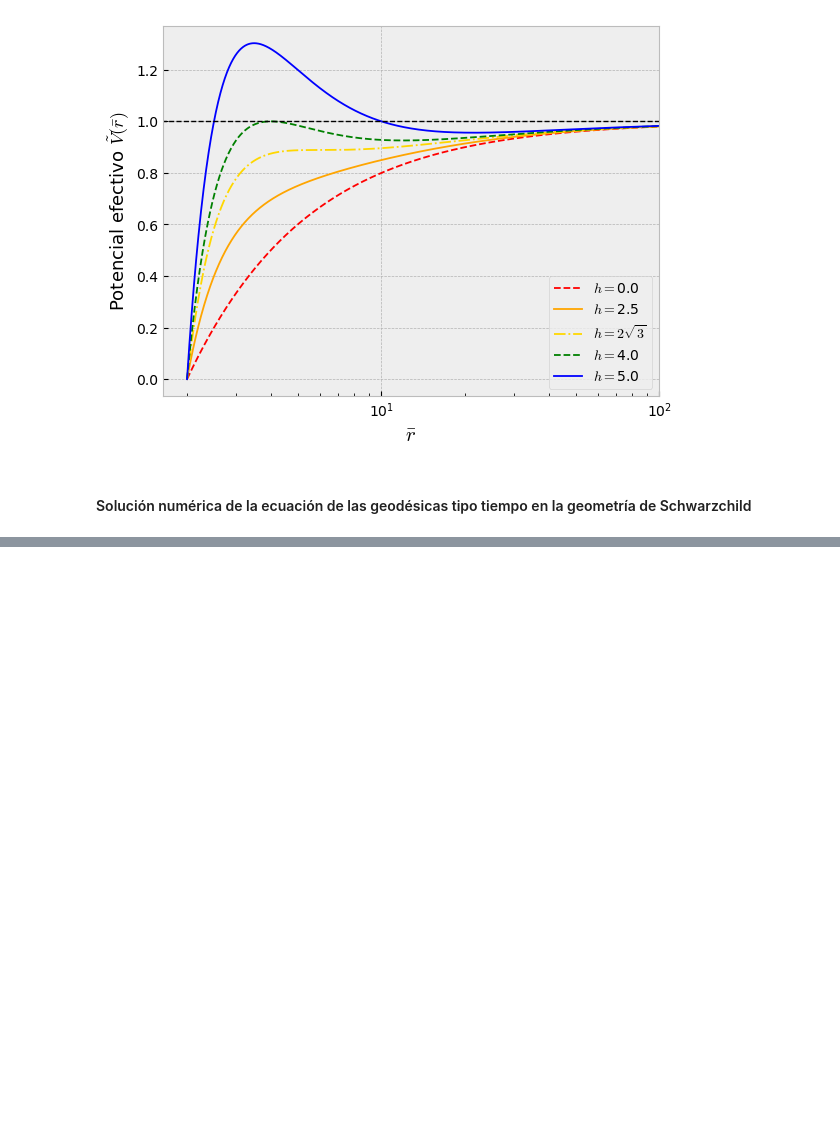
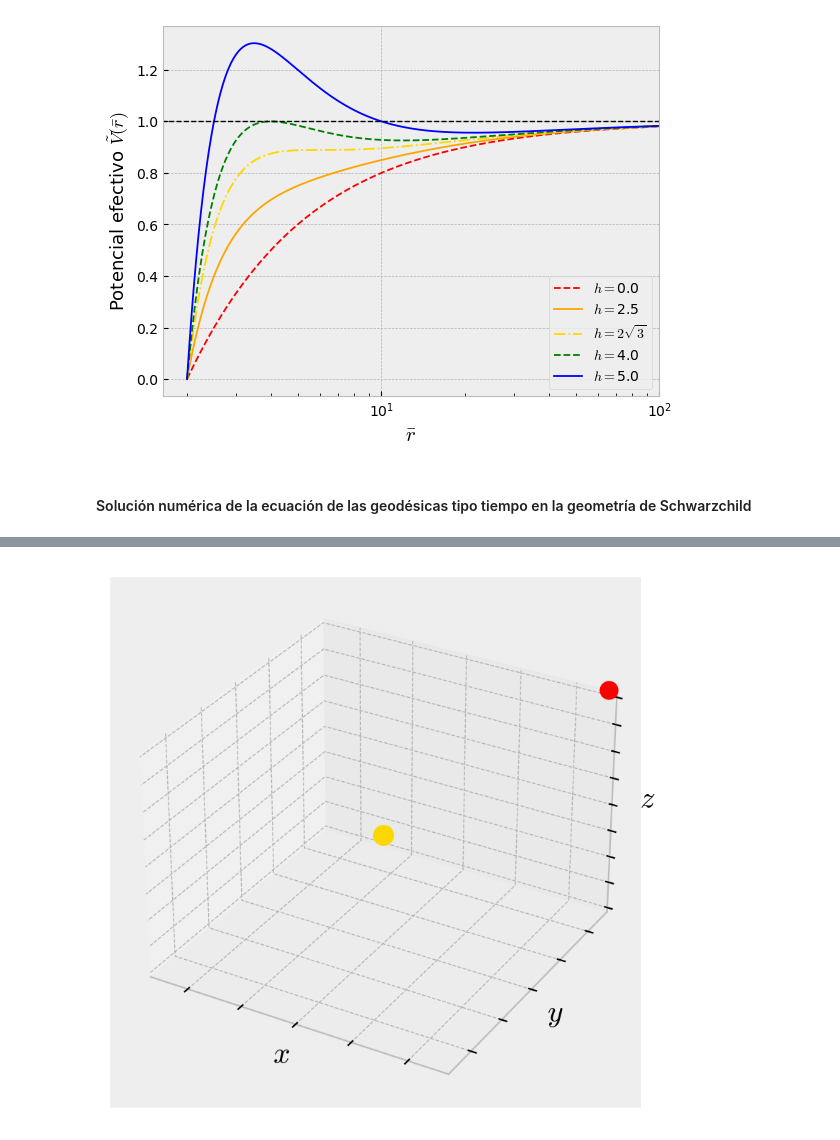
Before and after one commit to AleSaa66/Topicos-RG, a Jupyter notebook: Semana 3/Semana-3.ipynb, the cells around one changed output, grey strips where cells are left out. Saved outputs shown, nothing was run; the diff lists cells and outputs as text; code cells hidden in the pictures; blank space fills up the shorter version.

```diff
--- a/Semana 3/Semana-3.ipynb
+++ b/Semana 3/Semana-3.ipynb
@@ -108,0 +277,9 @@ plt.savefig('Potencial_Efectivo.pdf')
+# %%
+#Creación de la figura y ejes que contienen la animación:
+fig = plt.figure(dpi=200)
+ax = fig.add_subplot(projection = '3d')
+
+anim1 = animation.FuncAnimation(fig, func = update, fargs = (sol_carte1,), frames = len(sol_carte1[0]), interval = 1)
+anim1.save('Schwarzschild-orbita-circular-inestable.gif')
+# %% [output]
+[figure, added]
```
Also changed, not shown: parts of 18 cells of this notebook, 5 other files.
